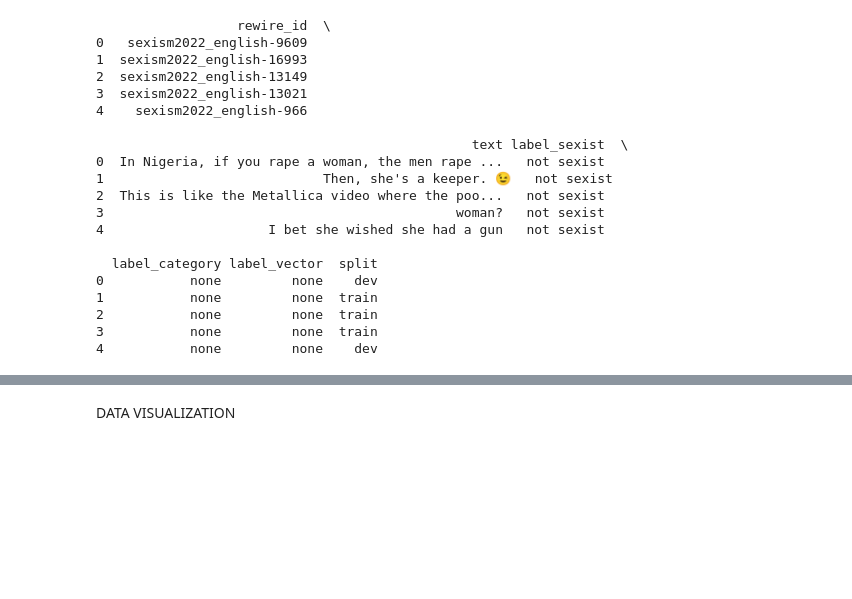
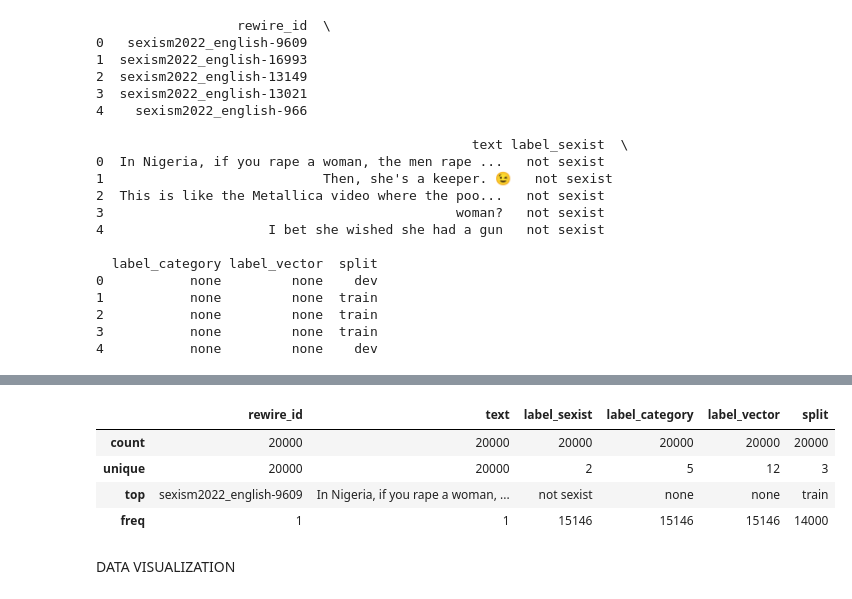
Before and after one commit to antoniocapicotto/edos, a Jupyter notebook: edos.ipynb, the cells around one changed output, grey strips where cells are left out. Drawn from its saved outputs; the diff is of its cells as text; code cells hidden in the pictures; blank space fills up the shorter version.

```diff
--- a/edos.ipynb
+++ b/edos.ipynb
@@ -36,3 +59,11 @@ print(df.head())
+# %%
+df.describe()
+# %% [output]
+|  | rewire_id | text | label_sexist | label_category | label_vector | split |
+| count | 20000 | 20000 | 20000 | 20000 | 20000 | 20000 |
+| unique | 20000 | 20000 | 2 | 5 | 12 | 3 |
+| top | sexism2022_english-9609 | In Nigeria, if you rape a woman, ... | not sexist | none | none | train |
+| freq | 1 | 1 | 15146 | 15146 | 15146 | 14000 |
 # %% [markdown]
 DATA VISUALIZATION
 # %%
```
Also changed, not shown: parts of 17 cells of this notebook.
